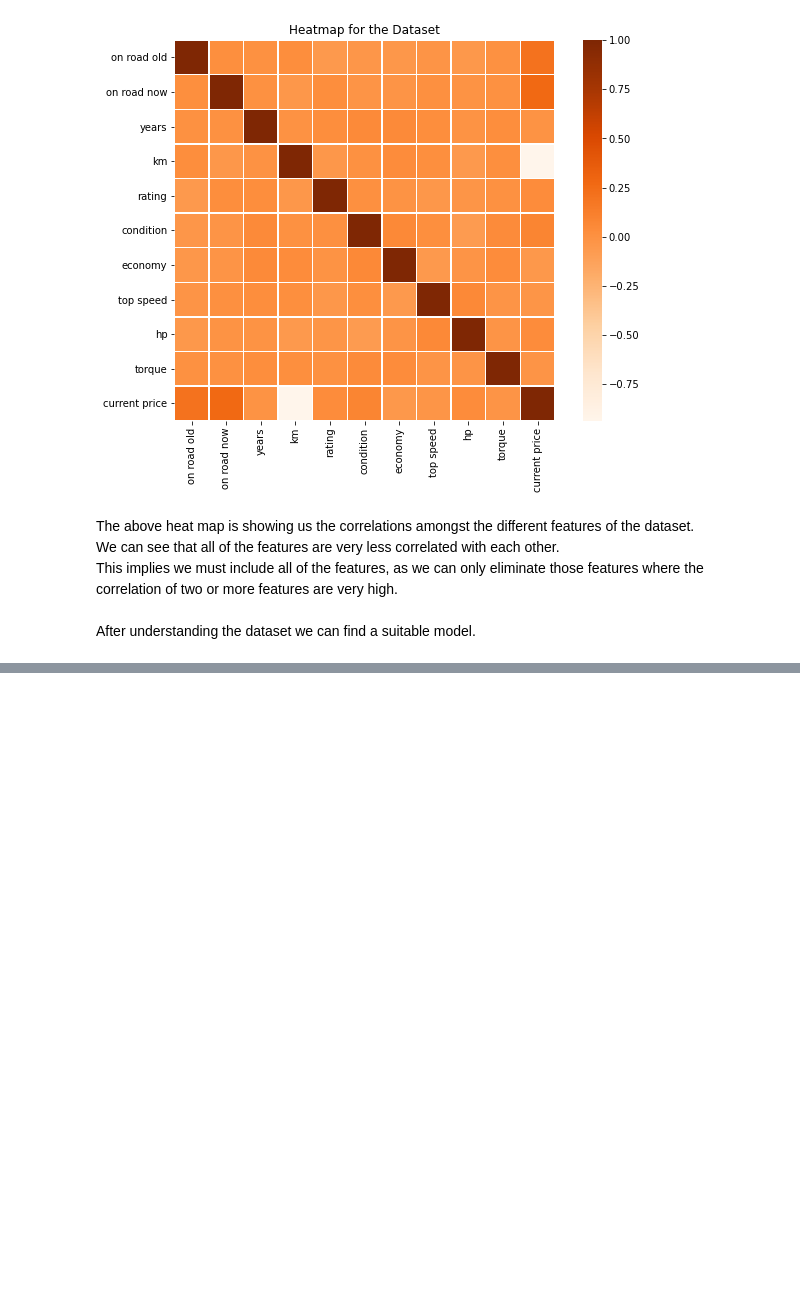
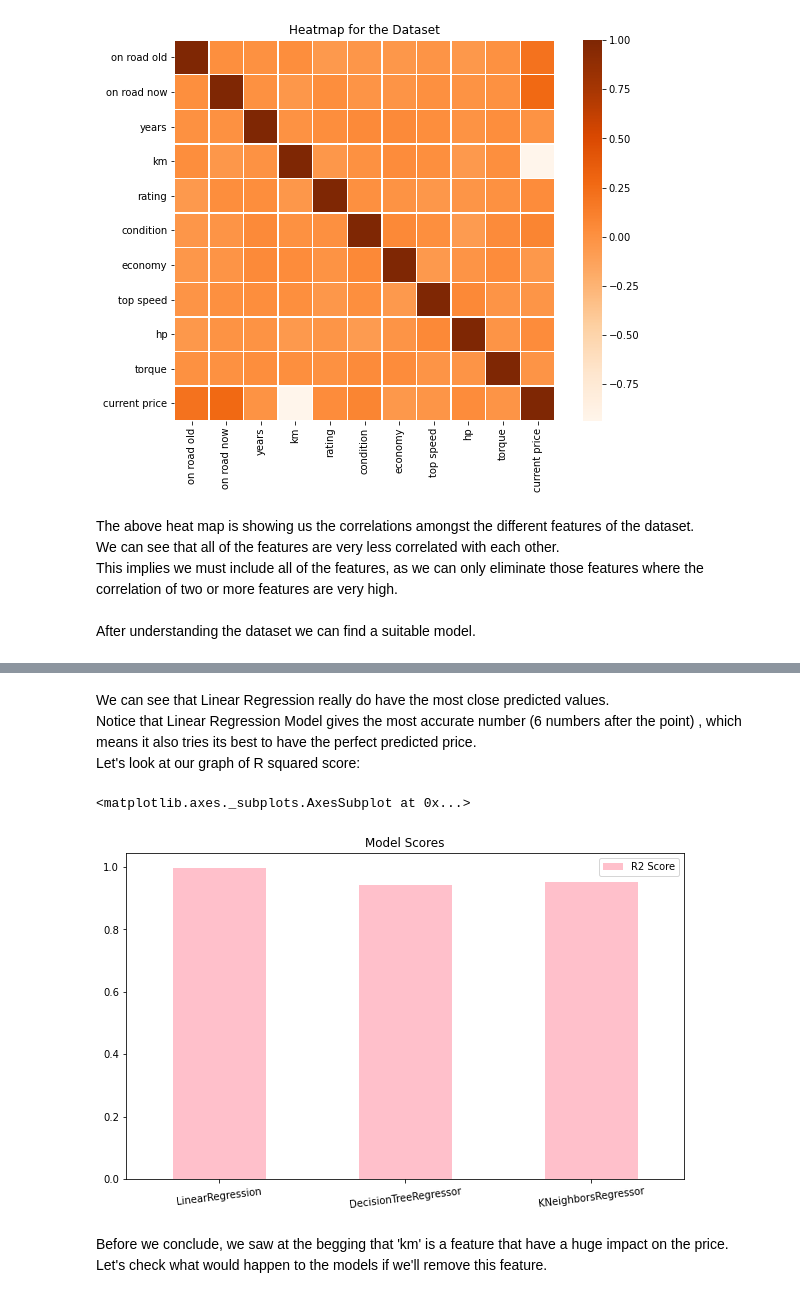
Before and after one commit to Esther-Bi/Introduction-to-Data-Science-2020-Semester-A-Final-Project, a Jupyter notebook: Notebook 4.ipynb, the cells around one changed output, grey strips where cells are left out. Cells and saved outputs as stored; diff of their text form; code cells hidden in the pictures; blank space fills up the shorter version.

```diff
--- a/Notebook 4.ipynb
+++ b/Notebook 4.ipynb
@@ -207,0 +269,17 @@ After understanding the dataset we can find a suitable model.
+# %%
+def calcAccuracy(regressionModels):
+
+    # fit the model to the training data
+    model = regressionModels().fit(X_train, y_train)
+    # make predictions on the testing set
+    y_pred = model.predict(X_test)
+
+    modelsName = regressionModels.__name__
+
+    print(modelsName,':')
+    print("Accuracy (R2):", round(r2_score(y_test, y_pred)*100,2), "%")
+    print("MAE:", round(mean_absolute_error(y_test, y_pred),4))
+    print("MSE:", round(mean_squared_error(y_test, y_pred),4))
+    print("RMSE:", round(np.sqrt(mean_squared_error(y_test, y_pred)),4))
+    print()
+    return round(r2_score(y_test, y_pred), 4)
@@ -207,0 +303,17 @@ After understanding the dataset we can find a suitable model.
+# %%
+models = [LinearRegression,
+          DecisionTreeRegressor,
+          KNeighborsRegressor]
+
+results={}
+
+best=0
+bestModel="a"
+for i in models:
+    checkeBest = calcAccuracy(i)
+    results[i.__name__]=checkeBest
+    if (checkeBest>best):
+        bestModel=i
+        best=checkeBest
+
+print("The best model is " ,bestModel.__name__, ", and the R2 score is " , round(best , 4) ,"=" ,round(best*100,2), "% .")
@@ -207,0 +362,14 @@ After understanding the dataset we can find a suitable model.
+# %% [markdown]
+We can see that Linear Regression really do have the most close predicted values.<br>
+Notice that Linear Regression Model gives the most accurate number (6 numbers after the point) , which means it also tries its best to have the perfect predicted price.<br>
+Let's look at our graph of R squared score:
+# %%
+results = pd.DataFrame.from_dict(results,orient='index')
+results.columns=["R2 Score"]
+results.plot(kind="bar",title="Model Scores" , color='pink' , rot=7 , figsize=(10,6))
+# %% [output]
+<matplotlib.axes._subplots.AxesSubplot at 0x...>
+[figure, added]
+# %% [markdown]
+Before we conclude, we saw at the begging that 'km' is a feature that have a huge impact on the price.<br>
+Let's check what would happen to the models if we'll remove this feature.
```
Also changed, not shown: parts of 24 cells of this notebook.
